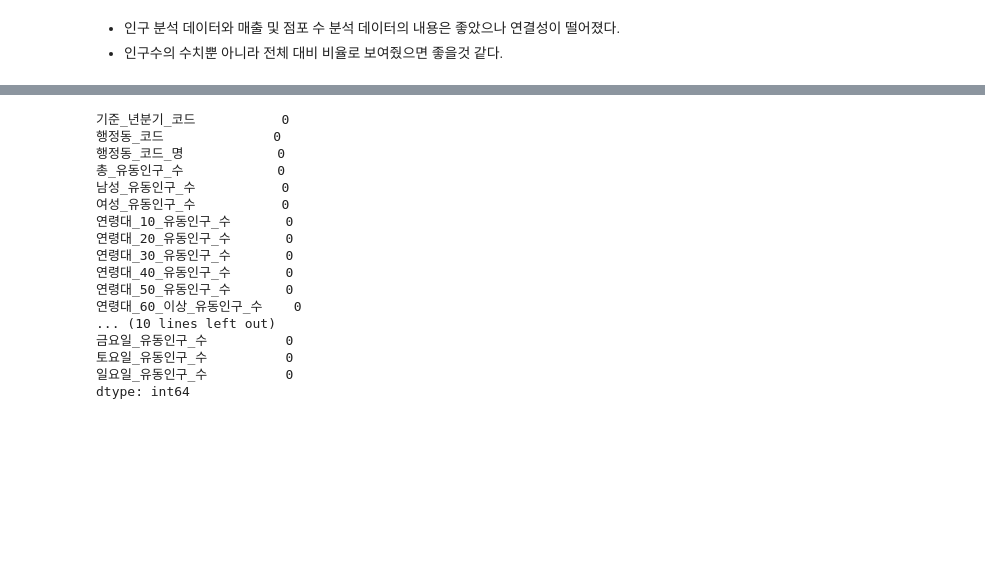
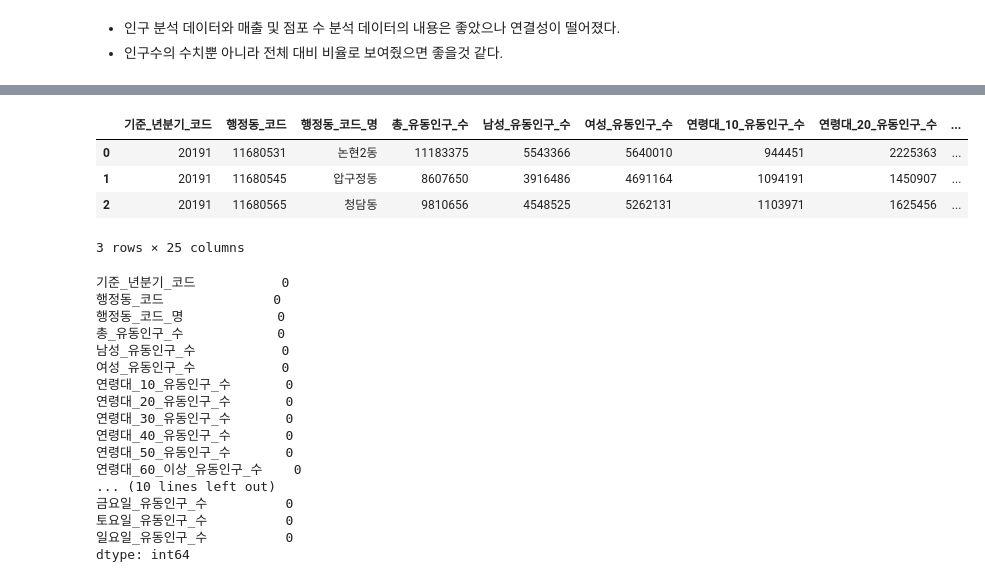
Before and after one commit to rlfgus0821/-HTML-, a Jupyter notebook: 06_semi project/상권정보분석(피드백 후 수정)_김길현.ipynb, the cells around one changed output, grey strips where cells are left out. Cells and saved outputs as stored; diff of their text form; code cells hidden in the pictures; blank space fills up the shorter version.

```diff
--- a/06_semi project/상권정보분석(피드백 후 수정)_김길현.ipynb
+++ b/06_semi project/상권정보분석(피드백 후 수정)_김길현.ipynb
@@ -39,3 +51,11 @@ home=pd.read_csv('data/서울시 상권분석서비스(상주인구-행정동).c
+# %%
+pd.DataFrame(road).head(3)
+# %% [output]
+|  | 기준_년분기_코드 | 행정동_코드 | 행정동_코드_명 | 총_유동인구_수 | 남성_유동인구_수 | 여성_유동인구_수 | 연령대_10_유동인구_수 | 연령대_20_유동인구_수 | ... |
+| 0 | 20191 | 11680531 | 논현2동 | 11183375 | 5543366 | 5640010 | 944451 | 2225363 | ... |
+| 1 | 20191 | 11680545 | 압구정동 | 8607650 | 3916486 | 4691164 | 1094191 | 1450907 | ... |
+| 2 | 20191 | 11680565 | 청담동 | 9810656 | 4548525 | 5262131 | 1103971 | 1625456 | ... |
+3 rows × 25 columns
 # %%
 # 결측치 확인
 pd.DataFrame(road).isnull().sum()
```
Also changed, not shown: parts of 2 cells of this notebook, 2 other files.
